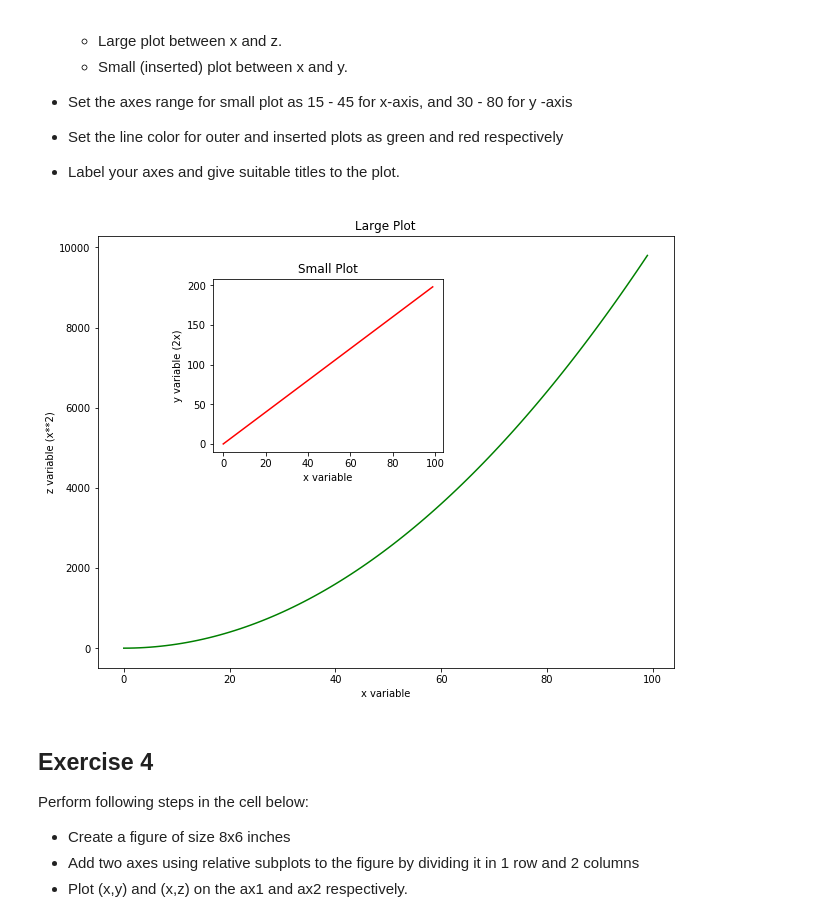
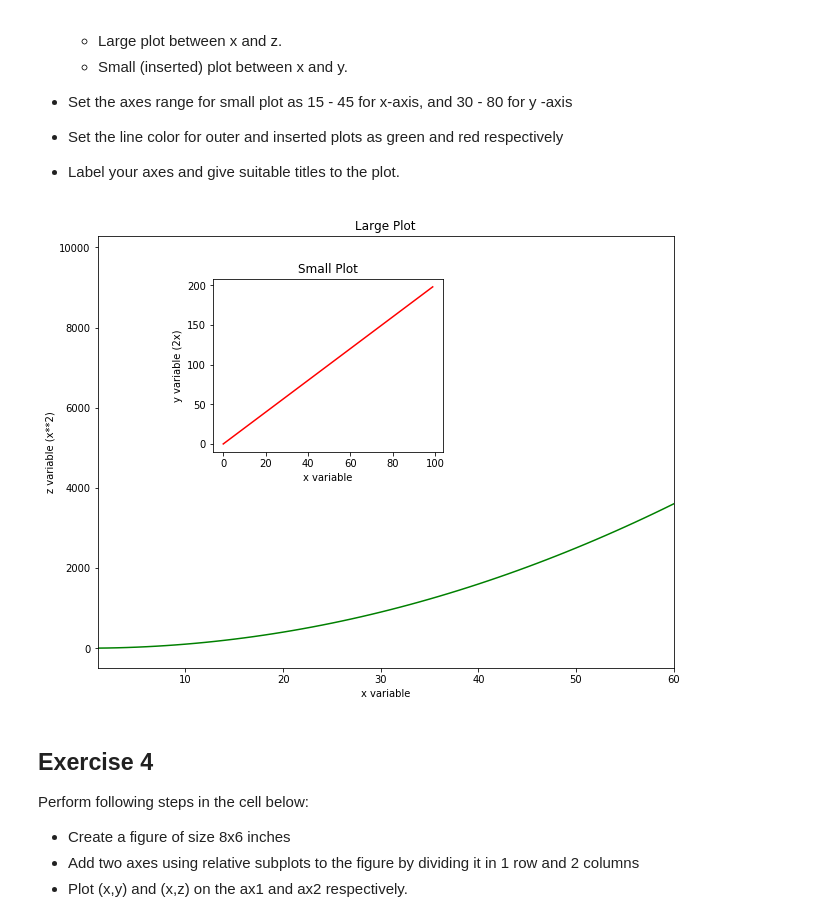
Before and after one commit to slieb74/dsc-1-03-13-customizing-visualizations-with-matplotlib-lab-nyc-career-ds-062518, a Jupyter notebook: index.ipynb, the cells around one changed output. Cells and saved outputs as stored; diff of their text form; code cells hidden in the pictures.

```diff
--- a/index.ipynb
+++ b/index.ipynb
@@ -121,23 +121,24 @@ Perform following tasks in the cell below:
 # %%
 fig = plt.figure(figsize=(8,6))
 
 ax1 = fig.add_axes([0,0,1,1])
 ax2 = fig.add_axes([.2,.5,.4,.4])
 
 ax1.plot(x,z,color='g')
 ax1.set_xlabel('x variable')
 ax1.set_ylabel('z variable (x**2)')
 ax1.set_title('Large Plot')
 
 ax2.plot(x,y,color='r')
 ax2.set_xlabel('x variable')
 ax2.set_ylabel('y variable (2x)')
 ax2.set_title('Small Plot')
-ax2.
+
+ax1.set_xlim([1,60])
 
 plt.show()
 # %% [output]
-[figure, old version]
+[figure, new version]
 # %% [markdown]
 ## Exercise 4
 
```
